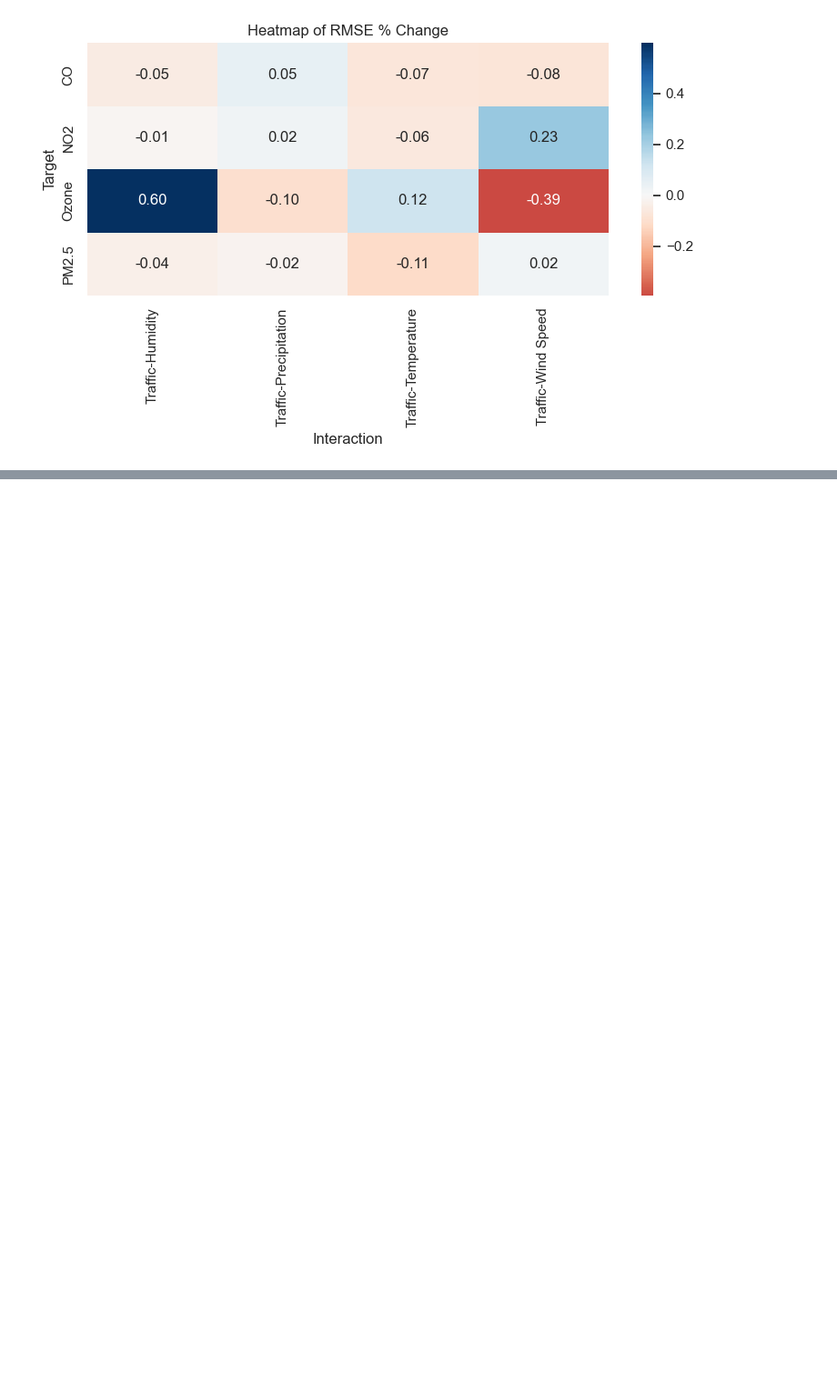
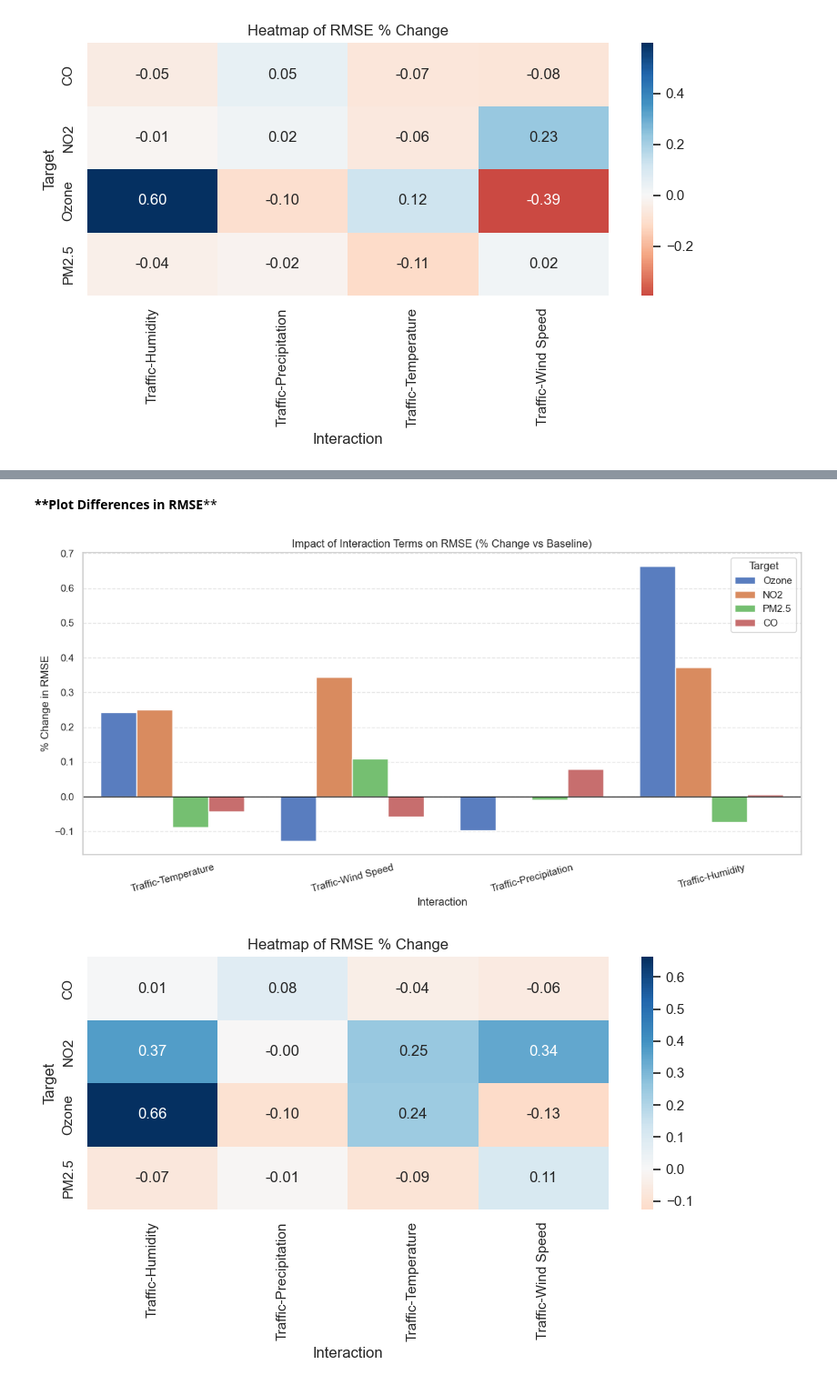
Before and after one commit to Gavision97/Research-Methods, a Jupyter notebook: RF.ipynb, the cells around one changed output, grey strips where cells are left out. Shown at 91% size. Saved outputs shown, nothing was run; the diff lists cells and outputs as text; code cells hidden in the pictures; blank space fills up the shorter version.

```diff
--- a/RF.ipynb
+++ b/RF.ipynb
@@ -440,0 +658,74 @@ plt.show()
+# %% [markdown]
+__**Plot Differences in RMSE__**
+# %%
+import pandas as pd
+import matplotlib.pyplot as plt
+import seaborn as sns
+
+# 1. Load Results
+df = pd.read_csv("results/Random_Forest/rf_final_test_metrics_with_confounders.csv")
+
+# 2. Calculate Deltas (Improvement over "none")
+results_list = []
+targets = df['target'].unique()
+interactions = [i for i in df['interaction'].unique() if i != 'none']
+
+for t in targets:
+    # Get baseline (no interaction) for this target
+    base_row = df[(df['target'] == t) & (df['interaction'] == 'none')]
+    if base_row.empty: continue
+
+    base_rmse = base_row['test_rmse'].values[0]
+
+    for i in interactions:
+        row = df[(df['target'] == t) & (df['interaction'] == i)]
+        if row.empty: continue
+
+        curr_rmse = row['test_rmse'].values[0]
+
+        # Calculate Percentage Change
+        # Negative % means RMSE went DOWN (Improvement)
+        pct_change = ((curr_rmse - base_rmse) / base_rmse) * 100
+
+        results_list.append({
+            'Target': t,
+            'Interaction': i,
+            'Pct_Change_RMSE': pct_change
+        })
+
+df_deltas = pd.DataFrame(results_list)
+
+# --- NEW STEP: Rename Labels ---
+label_map = {
+    "int_traffic_temp": "Traffic-Temperature",
+    "int_traffic_wind": "Traffic-Wind Speed",
+    "int_traffic_precip": "Traffic-Precipitation",
+    "int_traffic_humidity": "Traffic-Humidity"
+}
+
+df_deltas['Interaction'] = df_deltas['Interaction'].replace(label_map)
+
+# 3. Plot RMSE Differences (Bar Chart)
+plt.figure(figsize=(12, 6))
+sns.barplot(data=df_deltas, x='Interaction', y='Pct_Change_RMSE', hue='Target', palette='muted')
+plt.axhline(0, color='black', linewidth=1)
+plt.title("Impact of Interaction Terms on RMSE (% Change vs Baseline)")
+plt.ylabel("% Change in RMSE")
+plt.xticks(rotation=15)
+plt.grid(axis='y', linestyle='--', alpha=0.5)
+plt.tight_layout()
+plt.show()
+
+# 4. Heatmap of RMSE Improvement
+# We use 'RdBu' (Red-Blue) colormap.
+# Blue (Negative values) = Good (Error decreased)
+# Red (Positive values) = Bad (Error increased)
+pivot_rmse = df_deltas.pivot(index='Target', columns='Interaction', values='Pct_Change_RMSE')
+plt.figure(figsize=(8, 5))
+sns.heatmap(pivot_rmse, annot=True, cmap='RdBu', center=0, fmt=".2f")
+plt.title("Heatmap of RMSE % Change")
+plt.tight_layout()
+plt.show()
+# %% [output]
+[figure, added]
+[figure, added]
```
Also changed, not shown: parts of 13 cells of this notebook, 52 other files.
